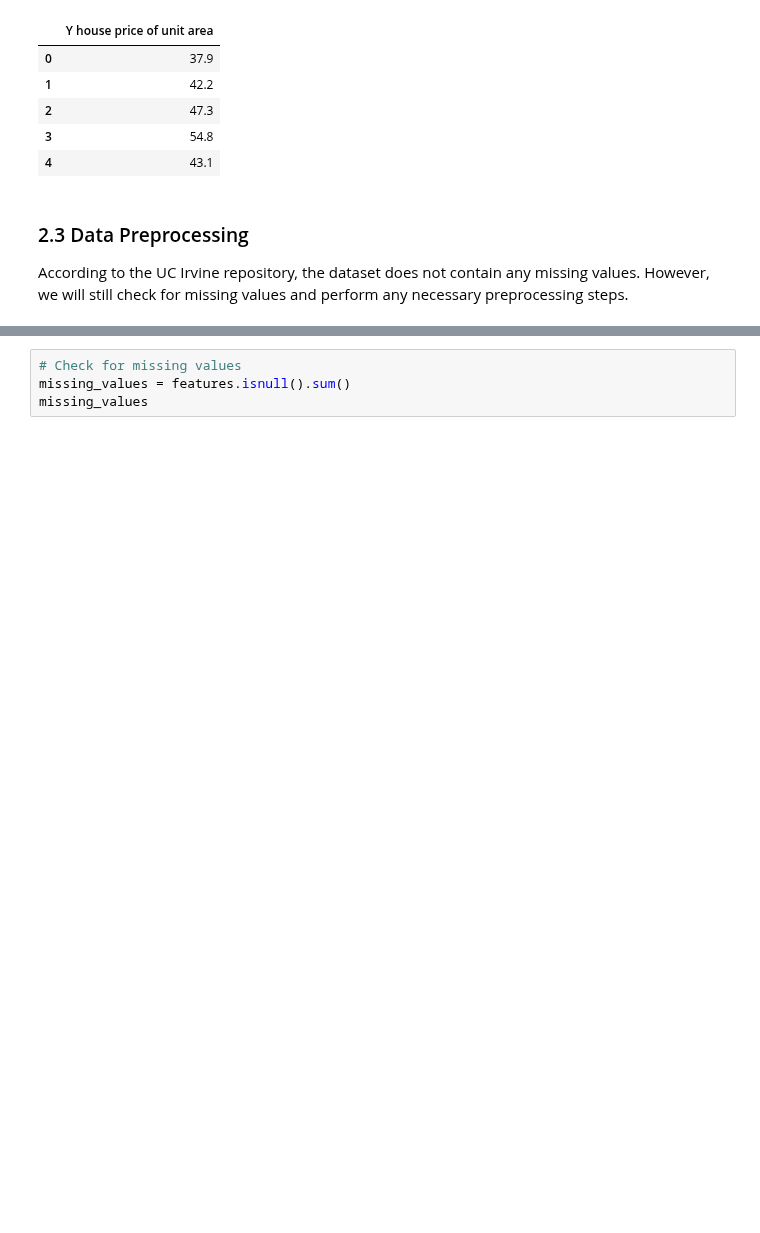
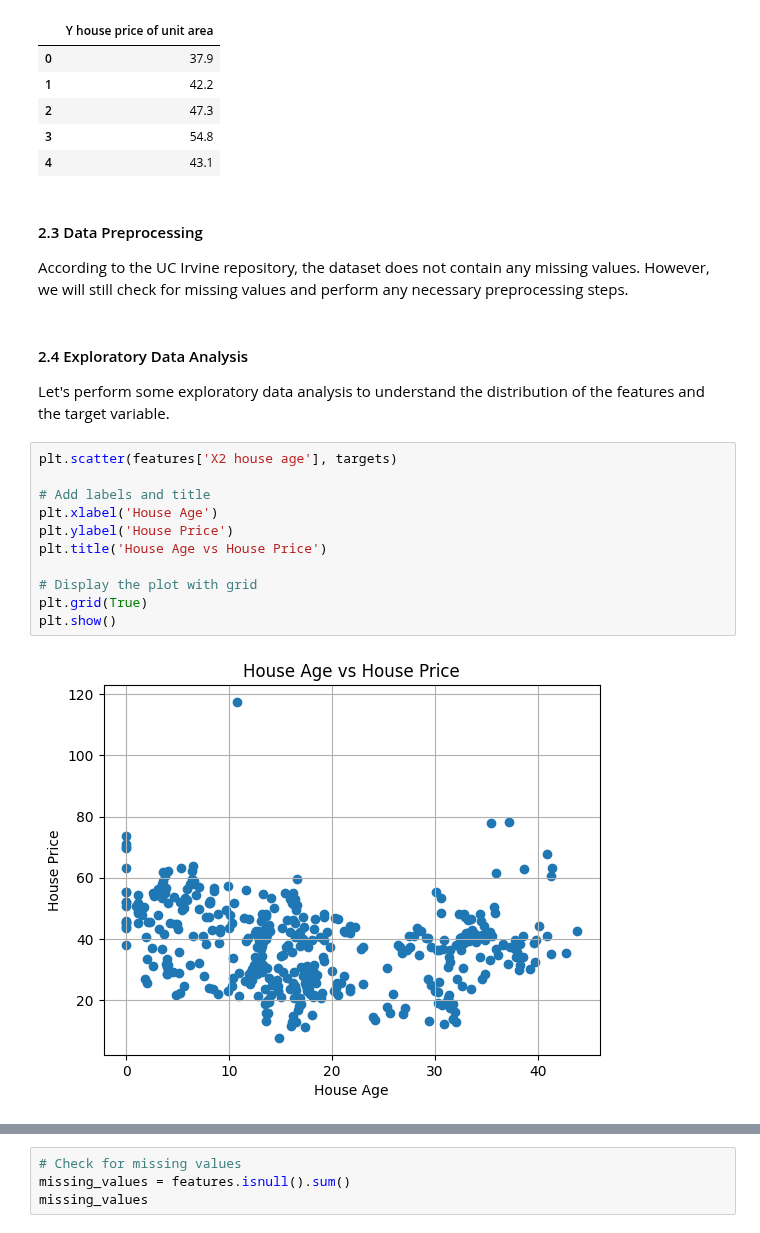
Before and after one commit to Group-6-Software-Development/Data-Handling-and-Machine-Learning, a Jupyter notebook: home_assignments/Task_4-Linear-and-Logistic-Regression.ipynb, the cells around one changed output, grey strips where cells are left out. Saved outputs shown, nothing was run; the diff lists cells and outputs as text; blank space fills up the shorter version.

```diff
--- a/home_assignments/Task_4-Linear-and-Logistic-Regression.ipynb
+++ b/home_assignments/Task_4-Linear-and-Logistic-Regression.ipynb
@@ -68,6 +69,23 @@ Targets:
 | 3 | 54.8 |
 | 4 | 43.1 |
 # %% [markdown]
-### 2.3 Data Preprocessing
+#### 2.3 Data Preprocessing
 
 According to the UC Irvine repository, the dataset does not contain any missing values. However, we will still check for missing values and perform any necessary preprocessing steps.
+# %% [markdown]
+#### 2.4 Exploratory Data Analysis
+
+Let's perform some exploratory data analysis to understand the distribution of the features and the target variable.
+# %%
+plt.scatter(features['X2 house age'], targets)
+
+# Add labels and title
+plt.xlabel('House Age')
+plt.ylabel('House Price')
+plt.title('House Age vs House Price')
+
+# Display the plot with grid
+plt.grid(True)
+plt.show()
+# %% [output]
+[figure, added]
```
Also changed, not shown: parts of 25 cells of this notebook.
